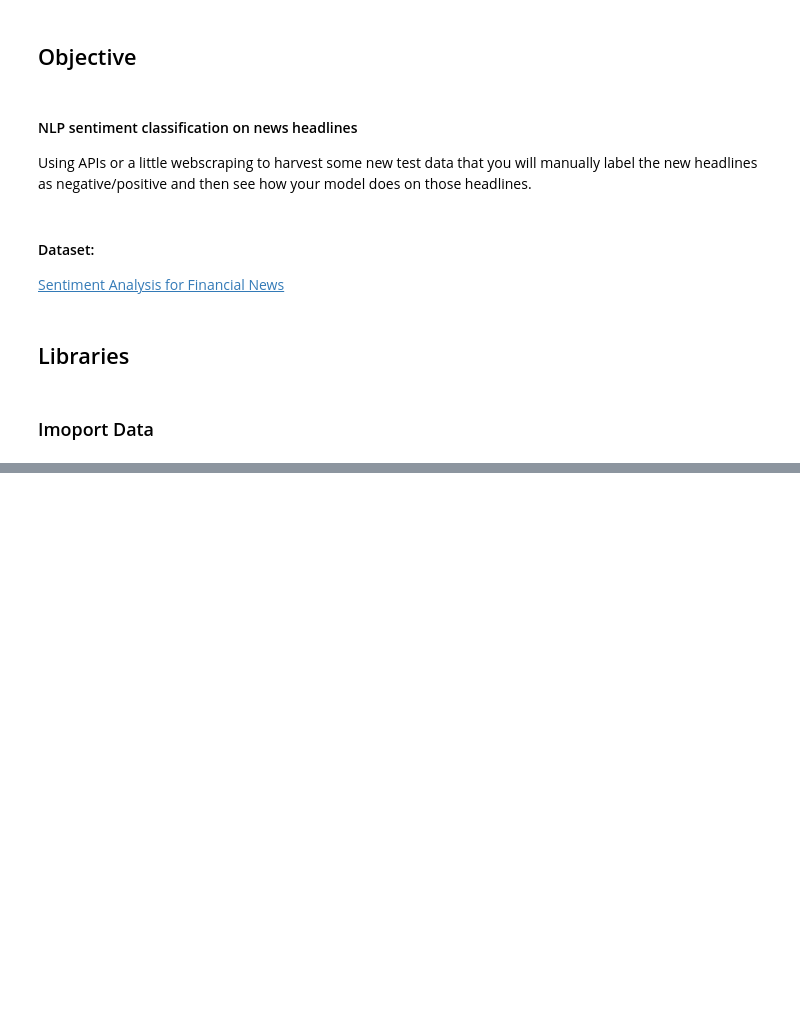
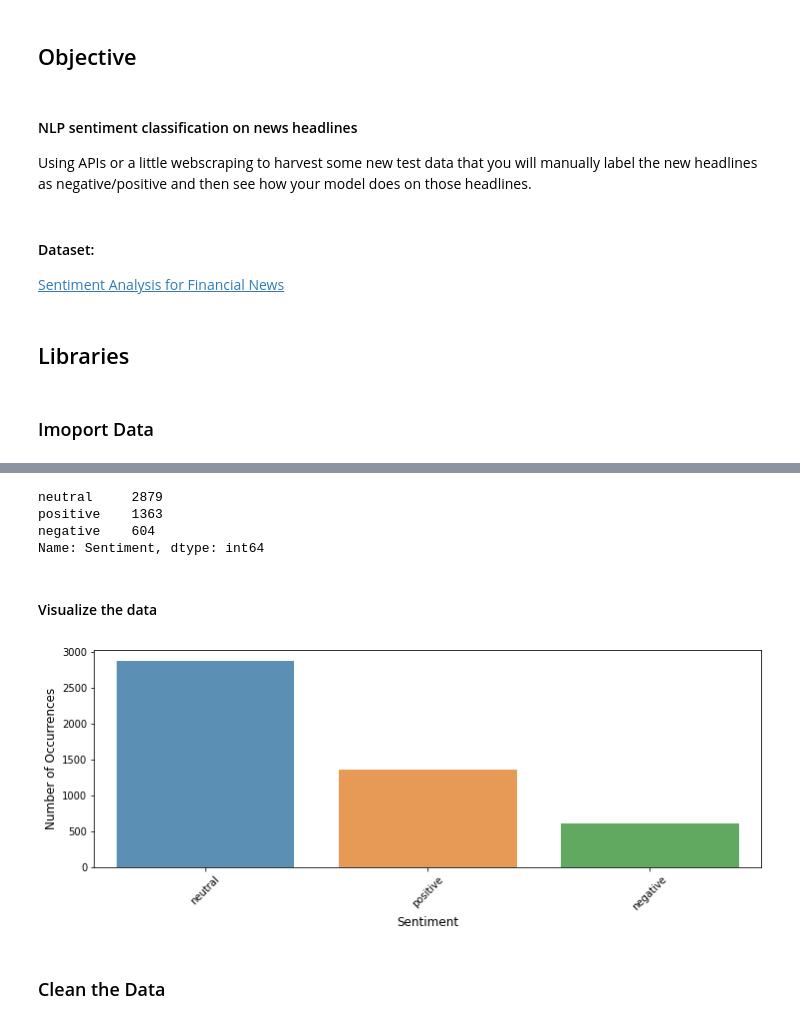
Before and after one commit to peimani/NLP_Sentiment_Classification, a Jupyter notebook: SentimentAnalysis.ipynb, the cells around one changed output, grey strips where cells are left out. Cells and saved outputs as stored; diff of their text form; code cells hidden in the pictures; blank space fills up the shorter version.

```diff
--- a/SentimentAnalysis.ipynb
+++ b/SentimentAnalysis.ipynb
@@ -21,0 +46,7 @@ FileNotFoundError: [Errno 2] No such file or directory: '.../Users/ArashPeimani/
+# %%
+df = pd.read_csv('all-data.csv', names = ['Sentiment', 'Headline'],
+                 encoding='latin-1')
+df = df.sample(frac=1).reset_index(drop=True) # Shuffling the data in case there's an ordering bias
+display(df.head())
+print("Shape:", df.shape, "\n\n")
+print(df.info())
@@ -21,0 +73,22 @@ FileNotFoundError: [Errno 2] No such file or directory: '.../Users/ArashPeimani/
+# %%
+# Look at the instances of each sentiment
+df.Sentiment.value_counts()
+# %% [output]
+neutral     2879
+positive    1363
+negative    604
+Name: Sentiment, dtype: int64
+# %% [markdown]
+#### Visualize the data
+# %%
+cnt_pro = df['Sentiment'].value_counts()
+plt.figure(figsize=(12,4))
+sns.barplot(cnt_pro.index, cnt_pro.values, alpha=0.8)
+plt.ylabel('Number of Occurrences', fontsize=12)
+plt.xlabel('Sentiment', fontsize=12)
+plt.xticks(rotation=45)
+plt.show();
+# %% [output]
+[figure, added]
+# %% [markdown]
+### Clean the Data
```
Also changed, not shown: parts of 52 cells of this notebook.
